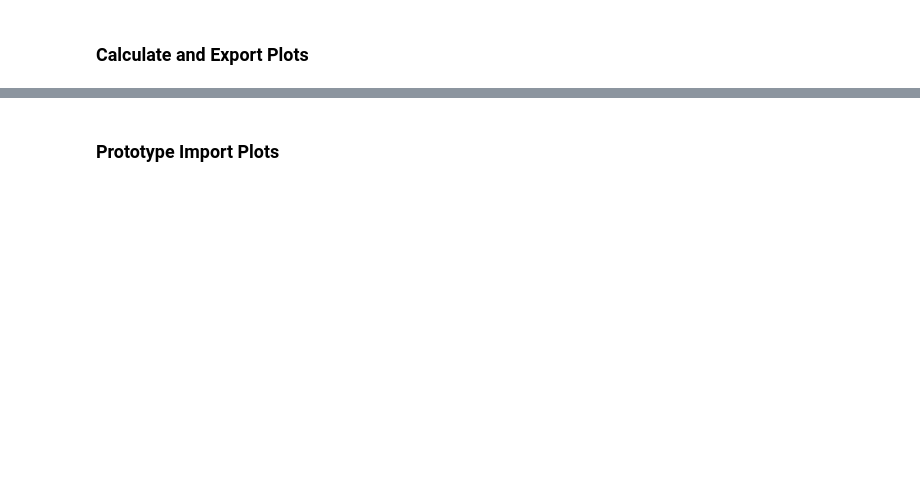
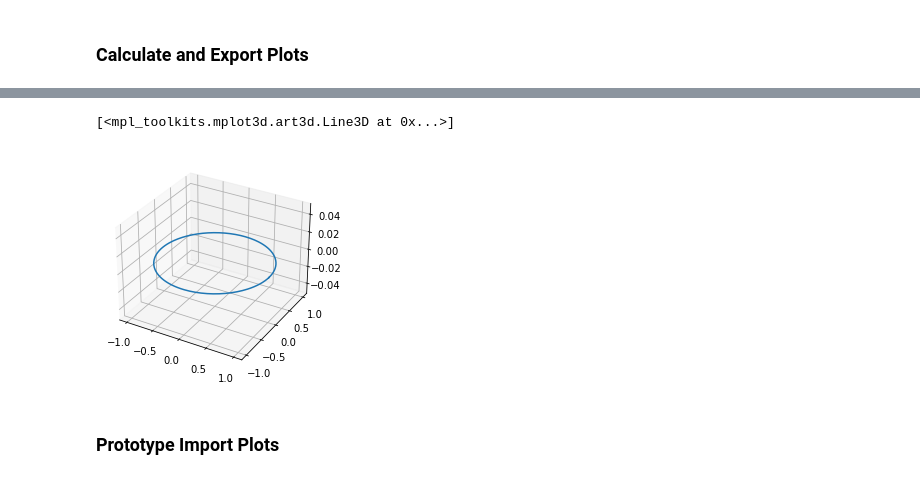
Before and after one commit to Nefari0/Jupyter-blender, a Jupyter notebook: blender-geometry-data-conversion.ipynb, the cells around one changed output, grey strips where cells are left out. Drawn from its saved outputs; the diff is of its cells as text; code cells hidden in the pictures; blank space fills up the shorter version.

```diff
--- a/blender-geometry-data-conversion.ipynb
+++ b/blender-geometry-data-conversion.ipynb
@@ -3,0 +7,8 @@ import matplotlib.pyplot as plt
+# %%
+# u = np.linspace(-1,1,200) # default
+# fx = 4+cos(3*u)+sin(2*u) # default
+
+u = np.linspace(0,2*np.pi,200)
+x = np.cos(u)
+y = np.sin(u)
+z = 0
@@ -119,3 +130,11 @@ plt.show()
+# %%
+# 3d plot
+fig = plt.figure()
+ax = plt.axes(projection = '3d')
+ax.plot3D(x,y,z)
+# %% [output]
+[<mpl_toolkits.mplot3d.art3d.Line3D at 0x...>]
+[figure, added]
 # %% [markdown]
 ### Prototype Import Plots
 # %%
```
Also changed, not shown: parts of 17 cells of this notebook, 4 other files.
